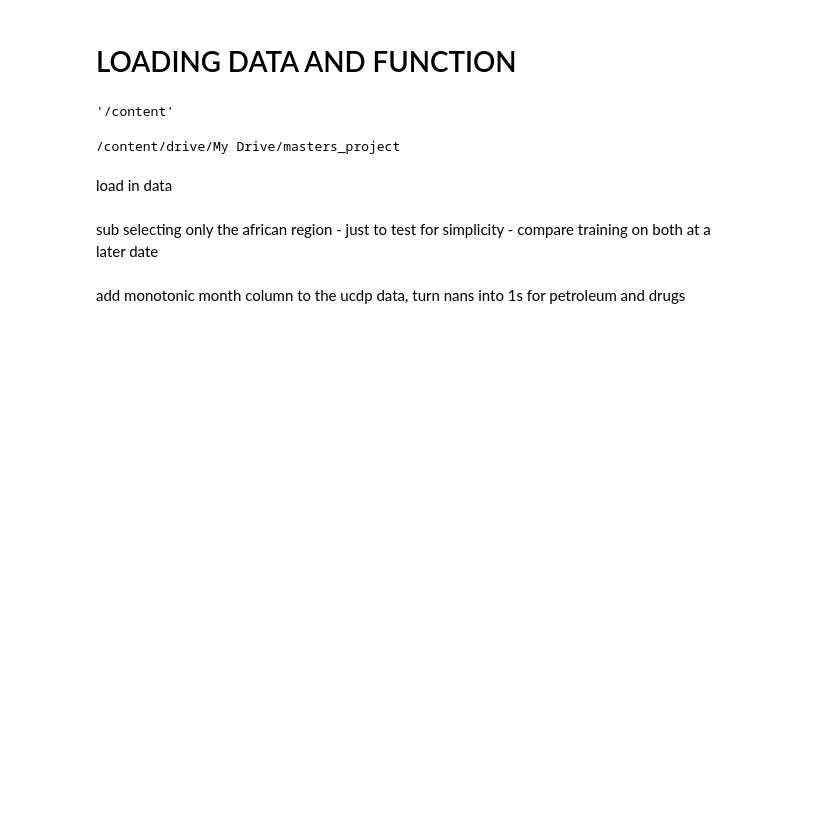
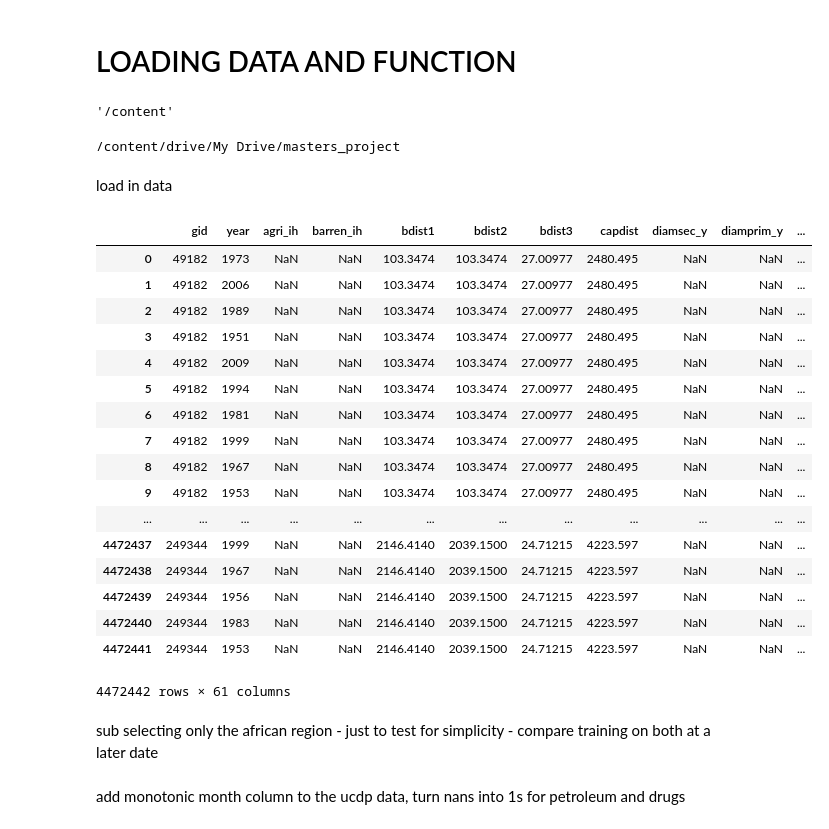
Before and after one commit to Garethlomax/acse-9-independent-research-project-Garethlomax, a Jupyter notebook: dataset_construction.ipynb, the cells around one changed output. Cells and saved outputs as stored; diff of their text form; code cells hidden in the pictures; blank space fills up the shorter version.

```diff
--- a/dataset_construction.ipynb
+++ b/dataset_construction.ipynb
@@ -482,6 +478,27 @@ load in data
 
 data_prio = pd.read_csv("data/PRIO-GRID Yearly Variables for 1946-2014 - 2019-07-26.csv")
 data_ucdp = pd.read_csv("data/ged191.csv")
+# %%
+data_prio
+# %% [output]
+|  | gid | year | agri_ih | barren_ih | bdist1 | bdist2 | bdist3 | capdist | diamsec_y | diamprim_y | ... |
+| 0 | 49182 | 1973 | NaN | NaN | 103.3474 | 103.3474 | 27.00977 | 2480.495 | NaN | NaN | ... |
+| 1 | 49182 | 2006 | NaN | NaN | 103.3474 | 103.3474 | 27.00977 | 2480.495 | NaN | NaN | ... |
+| 2 | 49182 | 1989 | NaN | NaN | 103.3474 | 103.3474 | 27.00977 | 2480.495 | NaN | NaN | ... |
+| 3 | 49182 | 1951 | NaN | NaN | 103.3474 | 103.3474 | 27.00977 | 2480.495 | NaN | NaN | ... |
+| 4 | 49182 | 2009 | NaN | NaN | 103.3474 | 103.3474 | 27.00977 | 2480.495 | NaN | NaN | ... |
+| 5 | 49182 | 1994 | NaN | NaN | 103.3474 | 103.3474 | 27.00977 | 2480.495 | NaN | NaN | ... |
+| 6 | 49182 | 1981 | NaN | NaN | 103.3474 | 103.3474 | 27.00977 | 2480.495 | NaN | NaN | ... |
+| 7 | 49182 | 1999 | NaN | NaN | 103.3474 | 103.3474 | 27.00977 | 2480.495 | NaN | NaN | ... |
+| 8 | 49182 | 1967 | NaN | NaN | 103.3474 | 103.3474 | 27.00977 | 2480.495 | NaN | NaN | ... |
+| 9 | 49182 | 1953 | NaN | NaN | 103.3474 | 103.3474 | 27.00977 | 2480.495 | NaN | NaN | ... |
+| ... | ... | ... | ... | ... | ... | ... | ... | ... | ... | ... | ... |
+| 4472437 | 249344 | 1999 | NaN | NaN | 2146.4140 | 2039.1500 | 24.71215 | 4223.597 | NaN | NaN | ... |
+| 4472438 | 249344 | 1967 | NaN | NaN | 2146.4140 | 2039.1500 | 24.71215 | 4223.597 | NaN | NaN | ... |
+| 4472439 | 249344 | 1956 | NaN | NaN | 2146.4140 | 2039.1500 | 24.71215 | 4223.597 | NaN | NaN | ... |
+| 4472440 | 249344 | 1983 | NaN | NaN | 2146.4140 | 2039.1500 | 24.71215 | 4223.597 | NaN | NaN | ... |
+| 4472441 | 249344 | 1953 | NaN | NaN | 2146.4140 | 2039.1500 | 24.71215 | 4223.597 | NaN | NaN | ... |
+4472442 rows × 61 columns
 # %% [markdown]
 sub selecting only the african region - just to test for simplicity - compare training on both at a later date
 # %%
```
Also changed, not shown: parts of 14 cells of this notebook.
